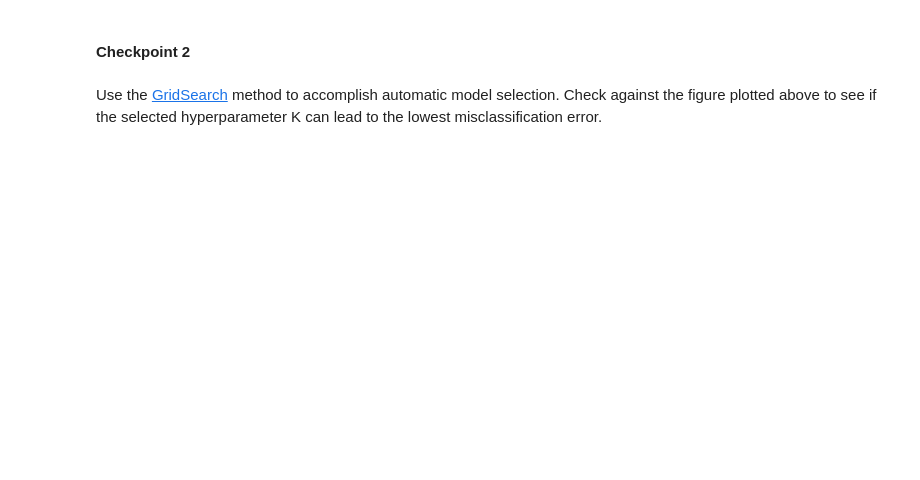
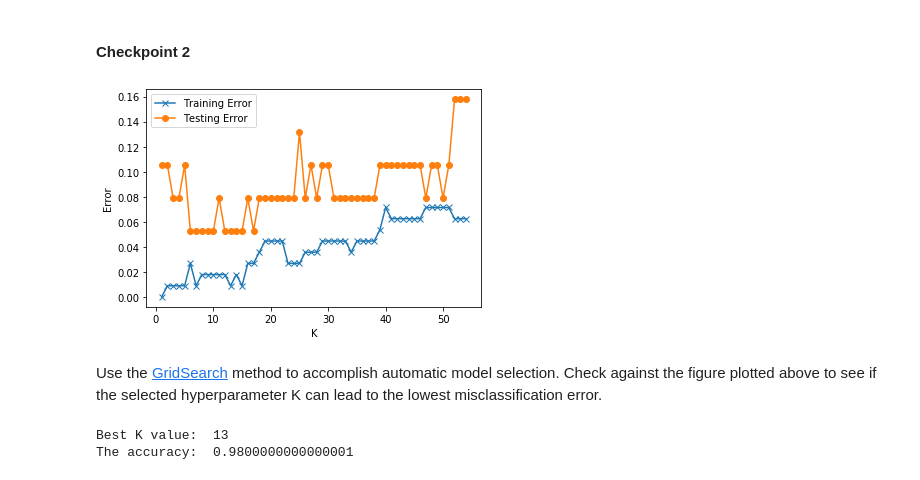
Before and after one commit to bhagyashreedhebe/MQ_DataScience, a Jupyter notebook: Practical-Week-9_KNN-Classifier.ipynb, the cells around one changed output. Saved outputs shown, nothing was run; the diff lists cells and outputs as text; code cells hidden in the pictures; blank space fills up the shorter version.

```diff
--- a/Practical-Week-9_KNN-Classifier.ipynb
+++ b/Practical-Week-9_KNN-Classifier.ipynb
@@ -312,2 +378,39 @@ Plot the misclassification error versus K. You need to figure out the possible v
+# %%
+import matplotlib.pyplot as plt
+# Plot the accurcy trend w.r.t. K
+training_error=list()
+testing_error=list()
+
+for i in range(1, 55):
+    clf = KNeighborsClassifier(n_neighbors = i)
+    clf.fit(X_train, y_train)
+    training_error.append(1.0-accuracy_score(clf.predict(X_train), y_train))
+    testing_error.append(1.0-accuracy_score(clf.predict(X_test), y_test))
+
+# Plot the relationship
+plt.plot(range(1, 55), training_error, marker='x', label='Training Error')
+plt.plot(range(1, 55), testing_error, marker='o', label='Testing Error')
+plt.xlabel('K')
+plt.ylabel('Error')
+plt.legend(loc='best')
+plt.show()
+# %% [output]
+[figure, added]
 # %% [markdown]
 Use the [GridSearch](https://scikit-learn.org/stable/modules/generated/sklearn.model_selection.GridSearchCV.html#sklearn.model_selection.GridSearchCV) method to accomplish automatic model selection. Check against the figure plotted above to see if the selected hyperparameter K can lead to the lowest misclassification error.
+# %%
+from sklearn.model_selection import GridSearchCV
+# Define search space for parameters
+parameter_grid = {'n_neighbors': range(1, 55)}
+
+# Create the machine learning model
+knn_clf = KNeighborsClassifier()
+clf = GridSearchCV(knn_clf, parameter_grid, scoring='accuracy', cv=10)
+clf.fit(X, y)
+
+# Identify the best parameter(s)
+print('Best K value: ', clf.best_params_['n_neighbors'])
+print('The accuracy: ', clf.best_score_)
+# %% [output]
+Best K value:  13
+The accuracy:  0.9800000000000001
```
Also changed, not shown: parts of 15 cells of this notebook.
